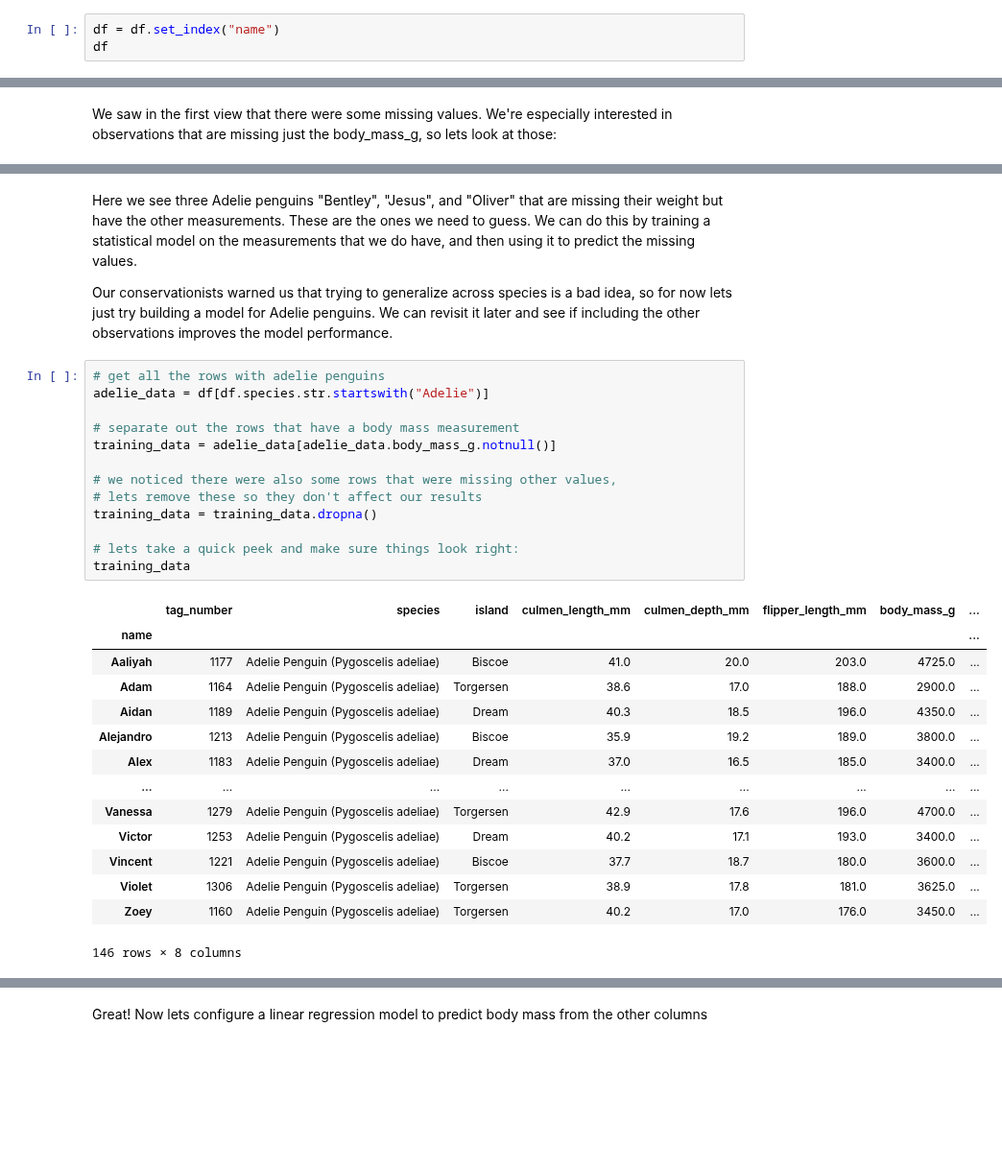
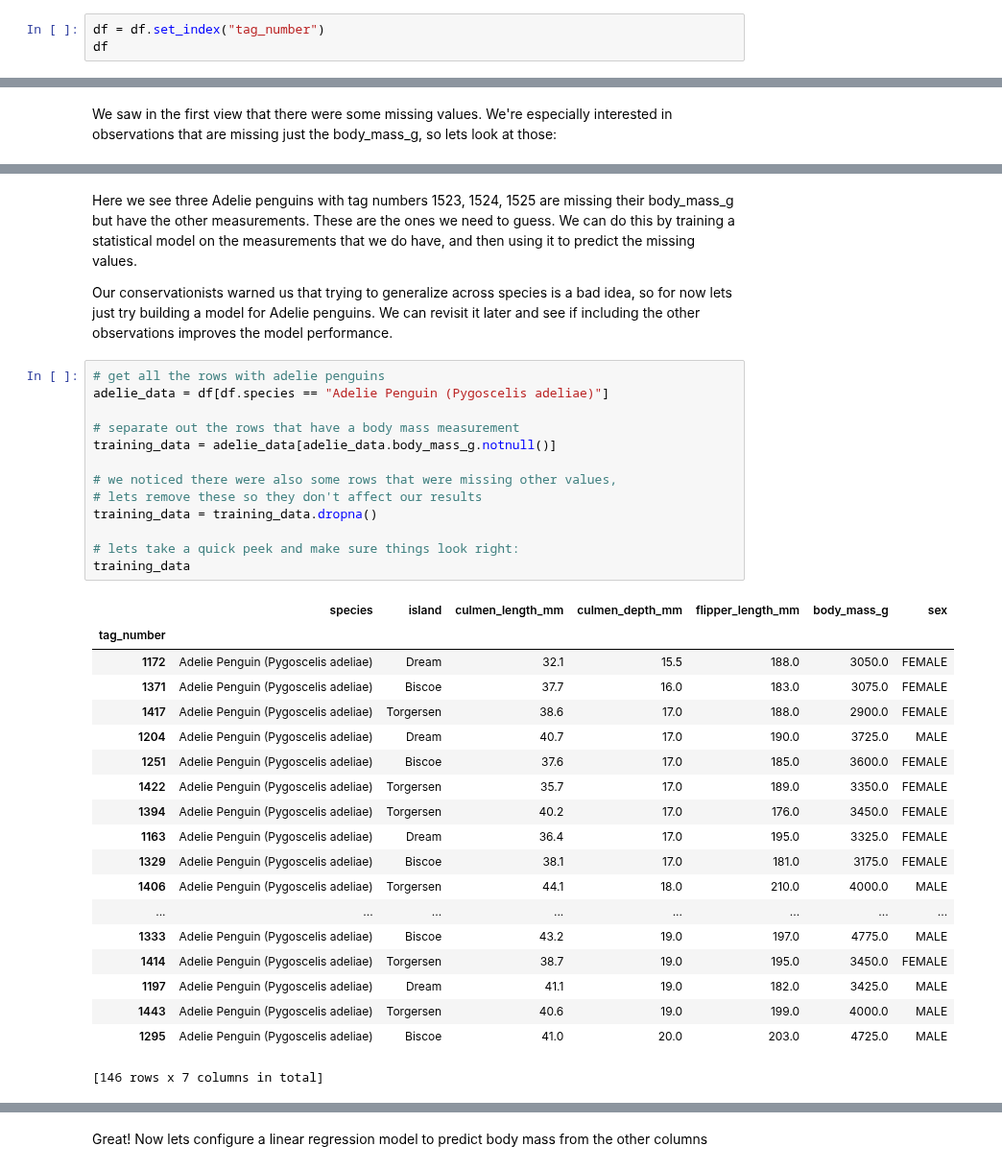
Before and after one commit to googleapis/python-bigquery-dataframes, a Jupyter notebook: notebooks/99 - Longer ML demo.ipynb, the cells around one changed output, grey strips where cells are left out. Shown at 96% size. Cells and saved outputs as stored; diff of their text form; blank space fills up the shorter version.

```diff
--- a/notebooks/99 - Longer ML demo.ipynb
+++ b/notebooks/99 - Longer ML demo.ipynb
@@ -69,4 +74,4 @@ Lets make the data a bit friendlier to work with by setting the name column as t
 # %%
-df = df.set_index("name")
+df = df.set_index("tag_number")
 df
 # %% [output]
@@ -99,35 +110,40 @@ df[df.body_mass_g.isnull()]
 # %% [markdown]
-Here we see three Adelie penguins "Bentley", "Jesus", and "Oliver" that are missing their weight but have the other measurements. These are the ones we need to guess. We can do this by training a statistical model on the measurements that we do have, and then using it to predict the missing values.
+Here we see three Adelie penguins with tag numbers 1523, 1524, 1525 are missing their body_mass_g but have the other measurements. These are the ones we need to guess. We can do this by training a statistical model on the measurements that we do have, and then using it to predict the missing values.
 
 Our conservationists warned us that trying to generalize across species is a bad idea, so for now lets just try building a model for Adelie penguins. We can revisit it later and see if including the other observations improves the model performance.
 # %%
 # get all the rows with adelie penguins
-adelie_data = df[df.species.str.startswith("Adelie")]
+adelie_data = df[df.species == "Adelie Penguin (Pygoscelis adeliae)"]
 
 # separate out the rows that have a body mass measurement
 training_data = adelie_data[adelie_data.body_mass_g.notnull()]
 
 # we noticed there were also some rows that were missing other values,
 # lets remove these so they don't affect our results
 training_data = training_data.dropna()
 
 # lets take a quick peek and make sure things look right:
 training_data
 # %% [output]
-|  | tag_number | species | island | culmen_length_mm | culmen_depth_mm | flipper_length_mm | body_mass_g | ... |
-| name |  |  |  |  |  |  |  | ... |
-| Aaliyah | 1177 | Adelie Penguin (Pygoscelis adeliae) | Biscoe | 41.0 | 20.0 | 203.0 | 4725.0 | ... |
-| Adam | 1164 | Adelie Penguin (Pygoscelis adeliae) | Torgersen | 38.6 | 17.0 | 188.0 | 2900.0 | ... |
-| Aidan | 1189 | Adelie Penguin (Pygoscelis adeliae) | Dream | 40.3 | 18.5 | 196.0 | 4350.0 | ... |
-| Alejandro | 1213 | Adelie Penguin (Pygoscelis adeliae) | Biscoe | 35.9 | 19.2 | 189.0 | 3800.0 | ... |
-| Alex | 1183 | Adelie Penguin (Pygoscelis adeliae) | Dream | 37.0 | 16.5 | 185.0 | 3400.0 | ... |
-| ... | ... | ... | ... | ... | ... | ... | ... | ... |
-| Vanessa | 1279 | Adelie Penguin (Pygoscelis adeliae) | Torgersen | 42.9 | 17.6 | 196.0 | 4700.0 | ... |
-| Victor | 1253 | Adelie Penguin (Pygoscelis adeliae) | Dream | 40.2 | 17.1 | 193.0 | 3400.0 | ... |
-| Vincent | 1221 | Adelie Penguin (Pygoscelis adeliae) | Biscoe | 37.7 | 18.7 | 180.0 | 3600.0 | ... |
-| Violet | 1306 | Adelie Penguin (Pygoscelis adeliae) | Torgersen | 38.9 | 17.8 | 181.0 | 3625.0 | ... |
-| Zoey | 1160 | Adelie Penguin (Pygoscelis adeliae) | Torgersen | 40.2 | 17.0 | 176.0 | 3450.0 | ... |
+|  | species | island | culmen_length_mm | culmen_depth_mm | flipper_length_mm | body_mass_g | sex |
+| tag_number |  |  |  |  |  |  |  |
+| 1172 | Adelie Penguin (Pygoscelis adeliae) | Dream | 32.1 | 15.5 | 188.0 | 3050.0 | FEMALE |
+| 1371 | Adelie Penguin (Pygoscelis adeliae) | Biscoe | 37.7 | 16.0 | 183.0 | 3075.0 | FEMALE |
+| 1417 | Adelie Penguin (Pygoscelis adeliae) | Torgersen | 38.6 | 17.0 | 188.0 | 2900.0 | FEMALE |
+| 1204 | Adelie Penguin (Pygoscelis adeliae) | Dream | 40.7 | 17.0 | 190.0 | 3725.0 | MALE |
+| 1251 | Adelie Penguin (Pygoscelis adeliae) | Biscoe | 37.6 | 17.0 | 185.0 | 3600.0 | FEMALE |
+| 1422 | Adelie Penguin (Pygoscelis adeliae) | Torgersen | 35.7 | 17.0 | 189.0 | 3350.0 | FEMALE |
+| 1394 | Adelie Penguin (Pygoscelis adeliae) | Torgersen | 40.2 | 17.0 | 176.0 | 3450.0 | FEMALE |
+| 1163 | Adelie Penguin (Pygoscelis adeliae) | Dream | 36.4 | 17.0 | 195.0 | 3325.0 | FEMALE |
+| 1329 | Adelie Penguin (Pygoscelis adeliae) | Biscoe | 38.1 | 17.0 | 181.0 | 3175.0 | FEMALE |
+| 1406 | Adelie Penguin (Pygoscelis adeliae) | Torgersen | 44.1 | 18.0 | 210.0 | 4000.0 | MALE |
+| ... | ... | ... | ... | ... | ... | ... | ... |
+| 1333 | Adelie Penguin (Pygoscelis adeliae) | Biscoe | 43.2 | 19.0 | 197.0 | 4775.0 | MALE |
+| 1414 | Adelie Penguin (Pygoscelis adeliae) | Torgersen | 38.7 | 19.0 | 195.0 | 3450.0 | FEMALE |
+| 1197 | Adelie Penguin (Pygoscelis adeliae) | Dream | 41.1 | 19.0 | 182.0 | 3425.0 | MALE |
+| 1443 | Adelie Penguin (Pygoscelis adeliae) | Torgersen | 40.6 | 19.0 | 199.0 | 4000.0 | MALE |
+| 1295 | Adelie Penguin (Pygoscelis adeliae) | Biscoe | 41.0 | 20.0 | 203.0 | 4725.0 | MALE |
-146 rows × 8 columns
+[146 rows x 7 columns in total]
 # %%
 # we'll look at the schema too:
 training_data.dtypes
```
Also changed, not shown: parts of 14 cells of this notebook, 8 other files.
